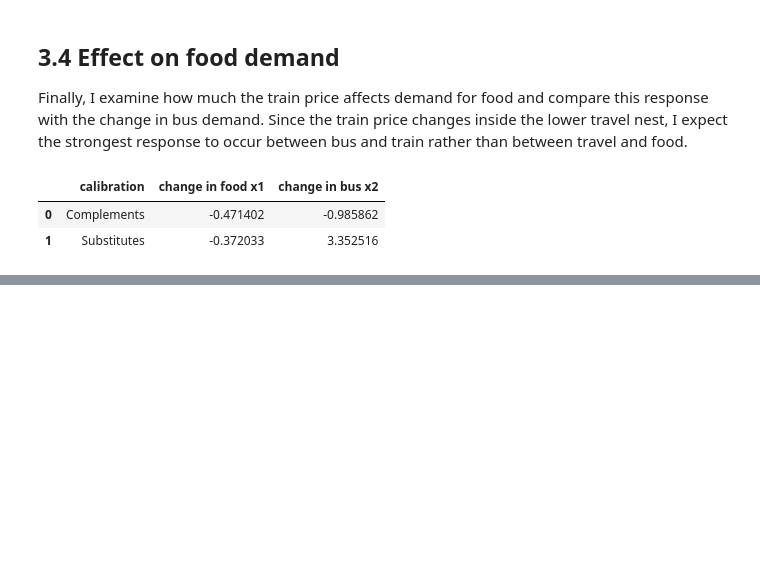
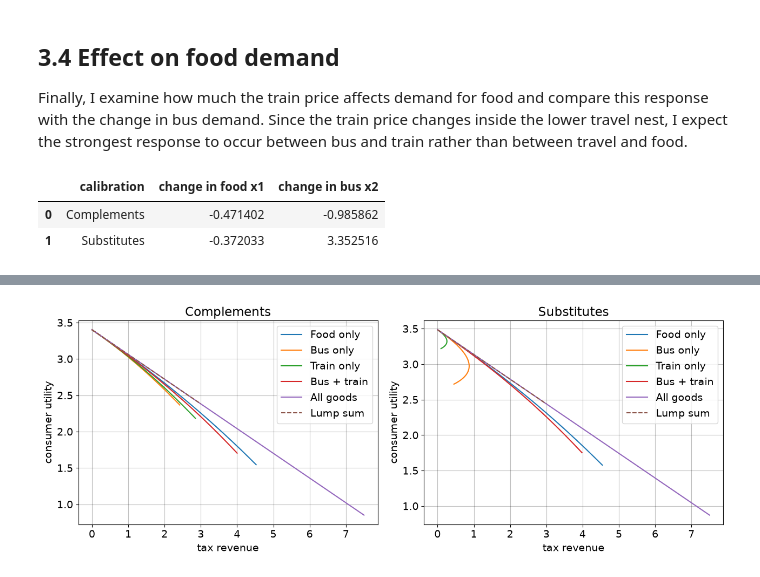
Before and after one commit to OttoBengtson/programming-for-economists, a Jupyter notebook: 02_modelproject/ModelProject.ipynb, the cells around one changed output, grey strips where cells are left out. Saved outputs shown, nothing was run; the diff lists cells and outputs as text; code cells hidden in the pictures; blank space fills up the shorter version.

```diff
--- a/02_modelproject/ModelProject.ipynb
+++ b/02_modelproject/ModelProject.ipynb
@@ -1489,0 +1870,93 @@ This difference reflects the nested preference structure. The price change occur
+# %%
+# a. I create one panel for each calibration
+fig = plt.figure(
+    figsize=(13,5)
+)
+
+
+# b. I plot the complements calibration
+ax = fig.add_subplot(
+    1,
+    2,
+    1
+)
+
+for instrument in tax_instruments:
+
+    data = tax_curves_complements[
+        tax_curves_complements['instrument'] == instrument
+    ]
+
+    ax.plot(
+        data['revenue'],
+        data['utility'],
+        label=instrument
+    )
+
+ax.plot(
+    lump_sum_complements['revenue'],
+    lump_sum_complements['utility'],
+    linestyle='--',
+    label='Lump sum'
+)
+
+ax.set_title(
+    'Complements'
+)
+
+ax.set_xlabel(
+    'tax revenue'
+)
+
+ax.set_ylabel(
+    'consumer utility'
+)
+
+ax.legend()
+
+
+# c. I plot the substitutes calibration
+ax = fig.add_subplot(
+    1,
+    2,
+    2
+)
+
+for instrument in tax_instruments:
+
+    data = tax_curves_substitutes[
+        tax_curves_substitutes['instrument'] == instrument
+    ]
+
+    ax.plot(
+        data['revenue'],
+        data['utility'],
+        label=instrument
+    )
+
+ax.plot(
+    lump_sum_substitutes['revenue'],
+    lump_sum_substitutes['utility'],
+    linestyle='--',
+    label='Lump sum'
+)
+
+ax.set_title(
+    'Substitutes'
+)
+
+ax.set_xlabel(
+    'tax revenue'
+)
+
+ax.set_ylabel(
+    'consumer utility'
+)
+
+ax.legend()
+
+
+# d. I adjust the spacing
+fig.tight_layout()
+# %% [output]
+[figure, added]
```
Also changed, not shown: parts of 23 cells of this notebook, 1 other file.
